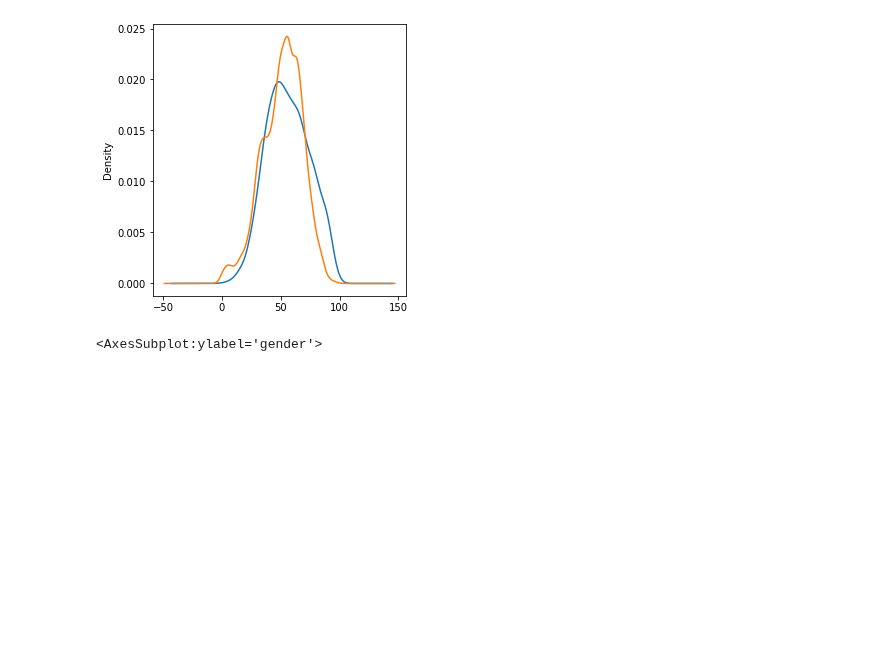
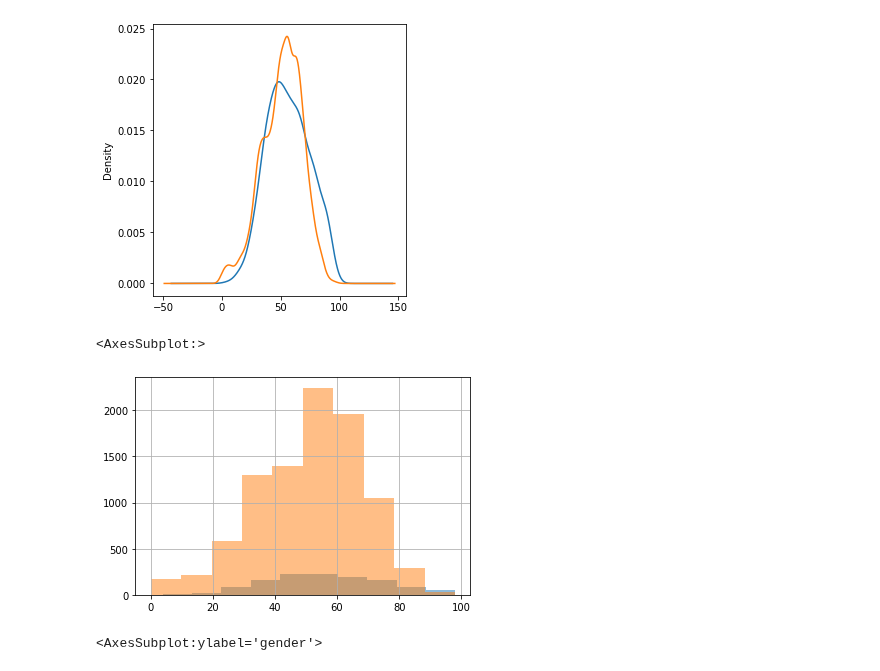
Before and after one commit to LiangBeam9810/Interpretable_HTN, a Jupyter notebook: main copy.ipynb, the cells around one changed output. Drawn from its saved outputs; the diff is of its cells as text; code cells hidden in the pictures; blank space fills up the shorter version.

```diff
--- a/main copy.ipynb
+++ b/main copy.ipynb
@@ -107,6 +116,12 @@ plt.subplot2grid((1,2),(0,0))
 # %% [output]
 <AxesSubplot:ylabel='Density'>
 [figure]
+# %%
+(pd.to_numeric(train_infos_df.years[train_infos_df['ECG_path'].str.contains('_HTN')])).hist(alpha=0.5)
+(pd.to_numeric(train_infos_df.years[train_infos_df['ECG_path'].str.contains('_NHTN')])).hist(alpha=0.5)
+# %% [output]
+<AxesSubplot:>
+[figure, added]
 # %%
 train_infos_df.gender[train_infos_df['ECG_path'].str.contains('_HTN')].value_counts().plot.pie(autopct = '%1.2f%%')
 # %% [output]
```
Also changed, not shown: parts of 3 cells of this notebook, 14 other files.
